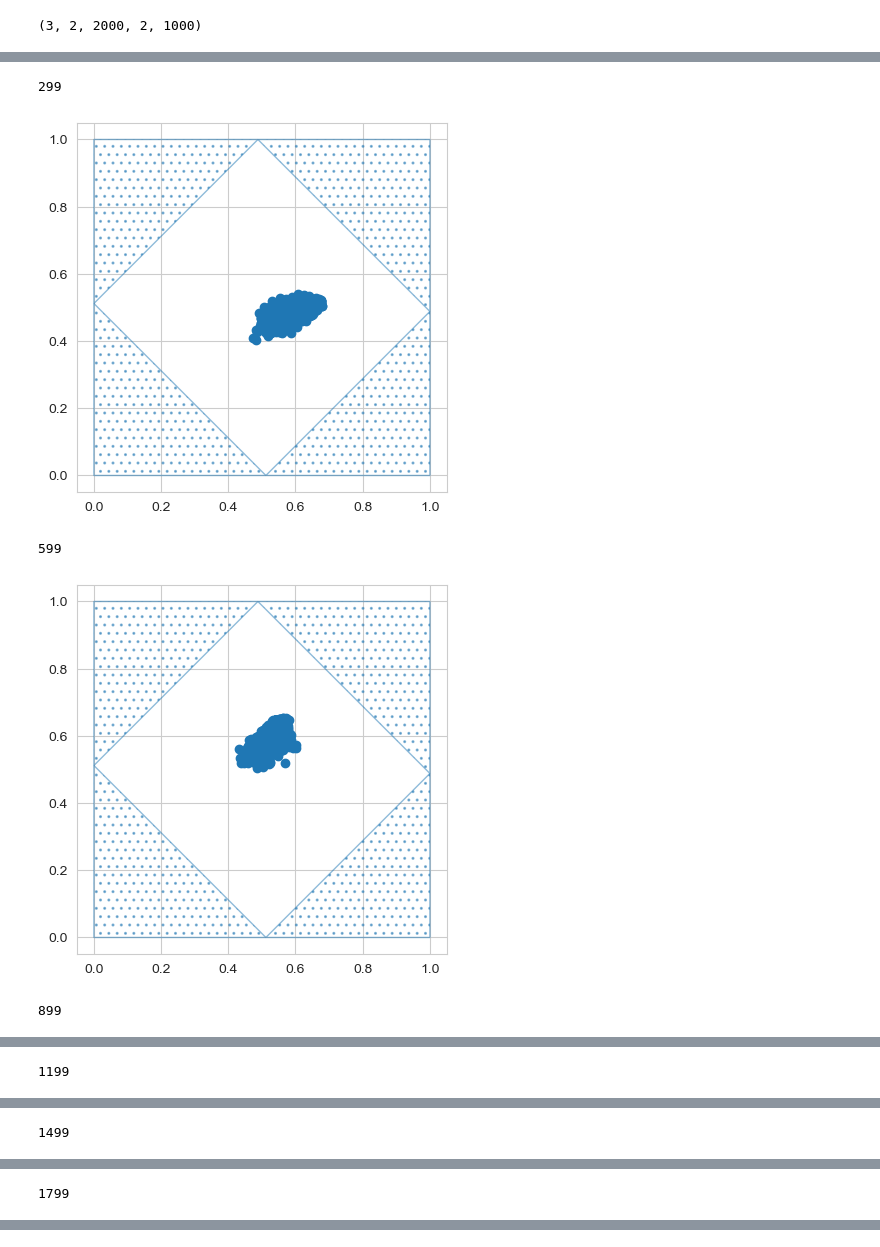
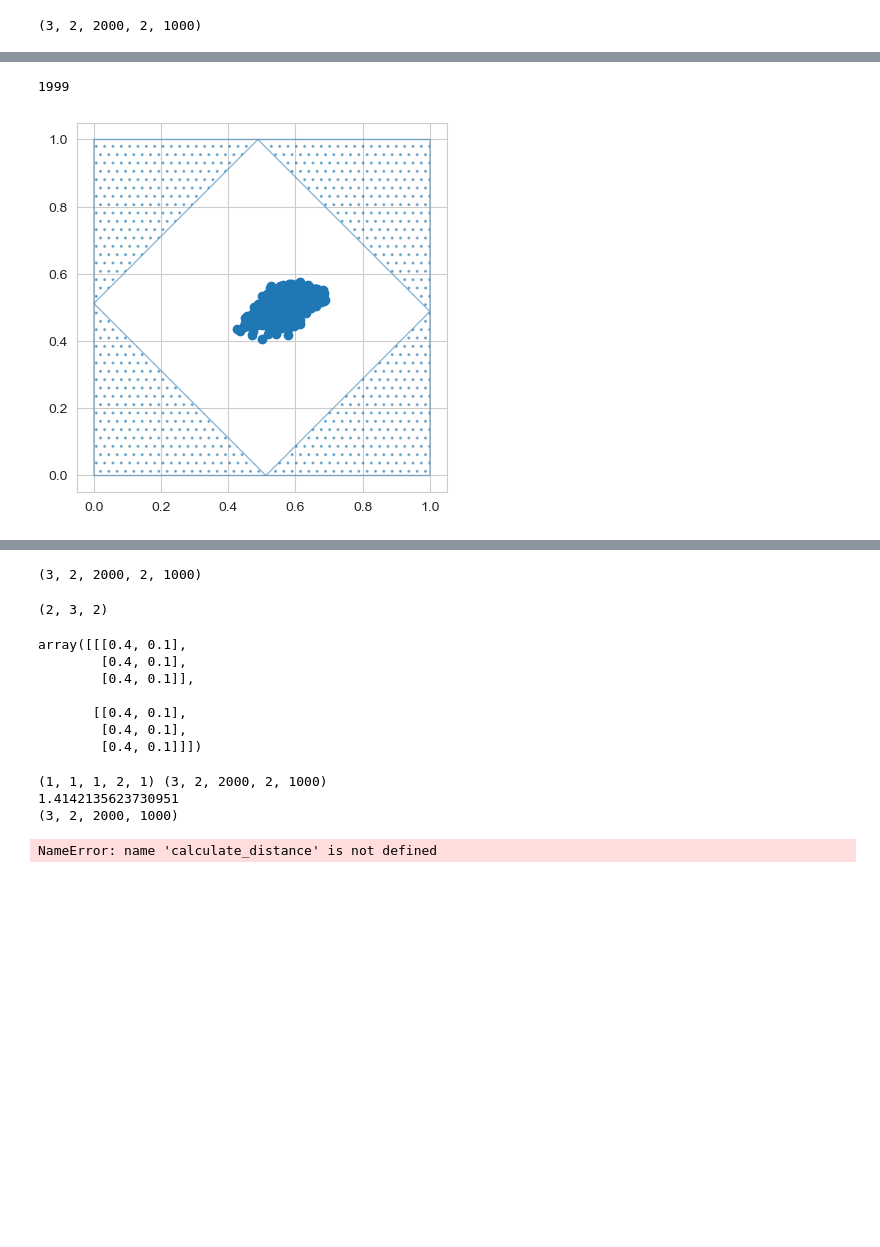
Before and after one commit to Cpetak/CA_GRN2, a Jupyter notebook: variable_2dfits.ipynb, the cells around one changed output, grey strips where cells are left out. Saved outputs shown, nothing was run; the diff lists cells and outputs as text; code cells hidden in the pictures; blank space fills up the shorter version.

```diff
--- a/variable_2dfits.ipynb
+++ b/variable_2dfits.ipynb
@@ -104,25 +53,24 @@ plt.gca().set_aspect('equal', adjustable='box')
 # %%
 #NOTE: for static envs, fitnesses 1 is always the env they were evaluated on
 # (as opposed to fitnesses 2 being the relevant one when testing environment 1)
 
 repid=1
 a=list(range(2000))
 check_freq=300
 int_gens=a[check_freq-1::check_freq]
+
+int_gens=[1999]
 
 for i in int_gens:
     print(i)
     fitnesses1=all_fits[0][repid][i][0]
     fitnesses2=all_fits[0][repid][i][1]
 
     helper.make_restricted_plot(all_targs, num_cells, dev_steps, fitnesses1, fitnesses2, labelled=False)
 
 #0.77429666 0.68433944 env 1
 #0.67506982 0.73483343 env 2
 #0.73658872 0.68701547
 # %% [output]
-299
+1999
-[figure, old version]
+[figure, new version]
-599
-[figure, removed]
-899
@@ -130 +76,0 @@ for i in int_gens:
-1199
@@ -132 +76,0 @@ for i in int_gens:
-1499
@@ -134 +76,0 @@ for i in int_gens:
-1799
@@ -135,0 +77,46 @@ for i in int_gens:
+# %%
+all_fits.shape
+# %% [output]
+(3, 2, 2000, 2, 1000)
+# %%
+a = np.array([[[0.5, 0.2],[0.5, 0.2],[0.5, 0.2]],[[0.5, 0.2],[0.5, 0.2],[0.5, 0.2]]])
+print(a.shape)
+b = np.array([0.1, 0.1])
+a -b
+# %% [output]
+(2, 3, 2)
+array([[[0.4, 0.1],
+        [0.4, 0.1],
+        [0.4, 0.1]],
+
+       [[0.4, 0.1],
+        [0.4, 0.1],
+        [0.4, 0.1]]])
+# %%
+landmarks_list = np.array([landmarks.iloc[2][0],landmarks.iloc[2][1], landmarks.iloc[5][0],landmarks.iloc[5][1], landmarks.iloc[0][0],landmarks.iloc[0][1] ])
+bestgen=np.array([landmarks_list[0],landmarks_list[1]])
+max_distance_best = helper.calculate_distance(bestgen[0], bestgen[1], landmarks_list[1], landmarks_list[2]) #bottom left corner
+bot=np.array([0,0])
+top=np.array([1,1])
+diagonal_vector = top - bot
+diagonal_vector_expanded = diagonal_vector[np.newaxis, np.newaxis, np.newaxis, :, np.newaxis]
+bot_expanded = bot[np.newaxis, np.newaxis, np.newaxis, :, np.newaxis]
+
+distance_best = np.sqrt((bestgen[0] - all_fits[:,:,:,0,:]) ** 2 + (bestgen[1] - all_fits[:,:,:,1,:]) ** 2) #want this to be small
+prop_distance_best = 1 - distance_best/max_distance_best
+
+#x1, y1, x2, y2
+#math.sqrt((x2 - x1) ** 2 + (y2 - y1) ** 2)
+
+distance_line = np.cross(diagonal_vector_expanded, all_fits - bot_expanded, axis = 3) / np.linalg.norm(diagonal_vector_expanded) #want this to be small
+print(distance_line.shape)
+
+max_distance_line = calculate_distance(bestgen[0], bestgen[1], landmarks_list[3], landmarks_list[4]) #top right corner
+prop_distance_line = 1 - distance_line/max_distance_line
+
+conz_BH = (prop_distance_best + prop_distance_line) / 2
+# %% [output]
+(1, 1, 1, 2, 1) (3, 2, 2000, 2, 1000)
+1.4142135623730951
+(3, 2, 2000, 1000)
+NameError: name 'calculate_distance' is not defined
```
Also changed, not shown: parts of 7 cells of this notebook, 1 other file.
